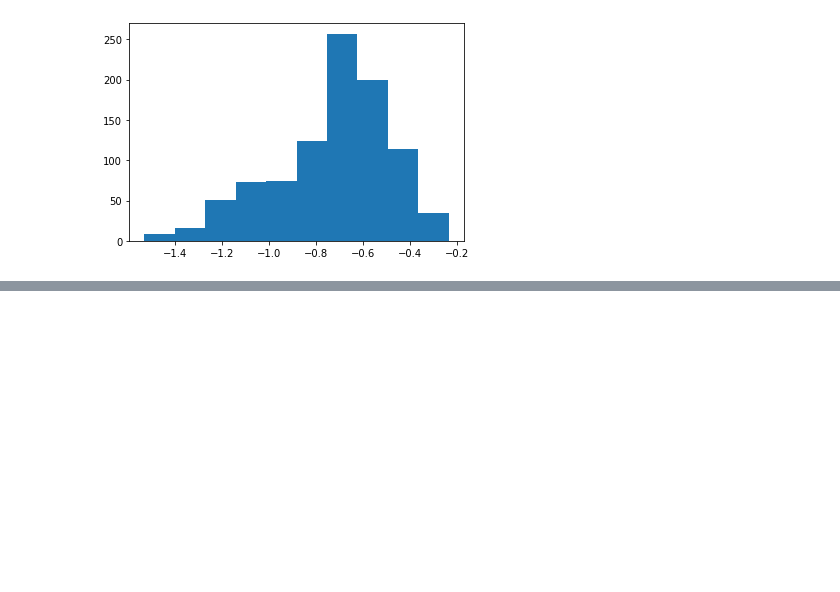
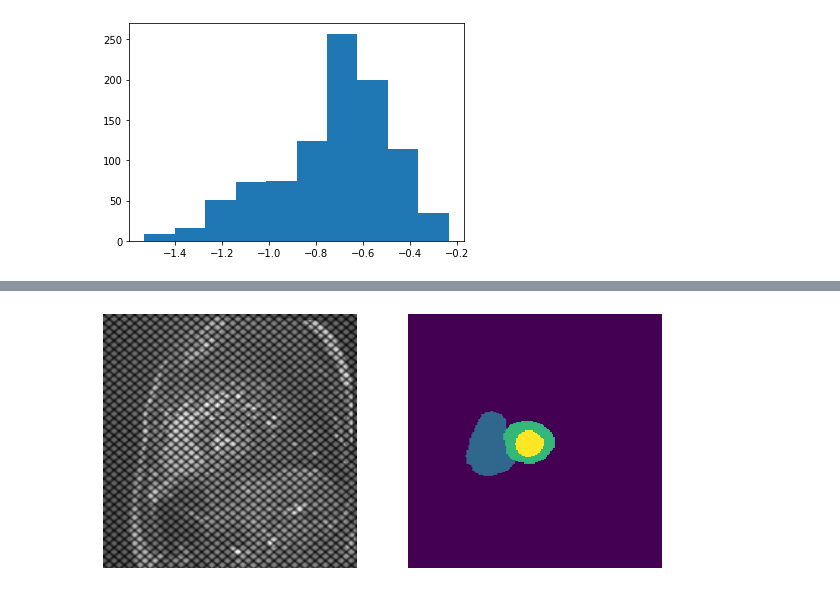
Before and after one commit to arnauddhaene/tagroi, a Jupyter notebook: notebooks/acdc-data.ipynb, the cells around one changed output, grey strips where cells are left out. Cells and saved outputs as stored; diff of their text form; code cells hidden in the pictures; blank space fills up the shorter version.

```diff
--- a/notebooks/acdc-data.ipynb
+++ b/notebooks/acdc-data.ipynb
@@ -83,0 +82,9 @@ plt.show()
+# %%
+fix, ax = plt.subplots(1, 2, figsize=(10, 5))
+
+ax[0].imshow(dataset[212][0][0, ...], cmap='gray'), ax[0].axis('off')
+ax[1].imshow(dataset[212][1][...]), ax[1].axis('off')
+
+plt.show()
+# %% [output]
+[figure, added]
```
Also changed, not shown: parts of 2 cells of this notebook, 4 other files.
